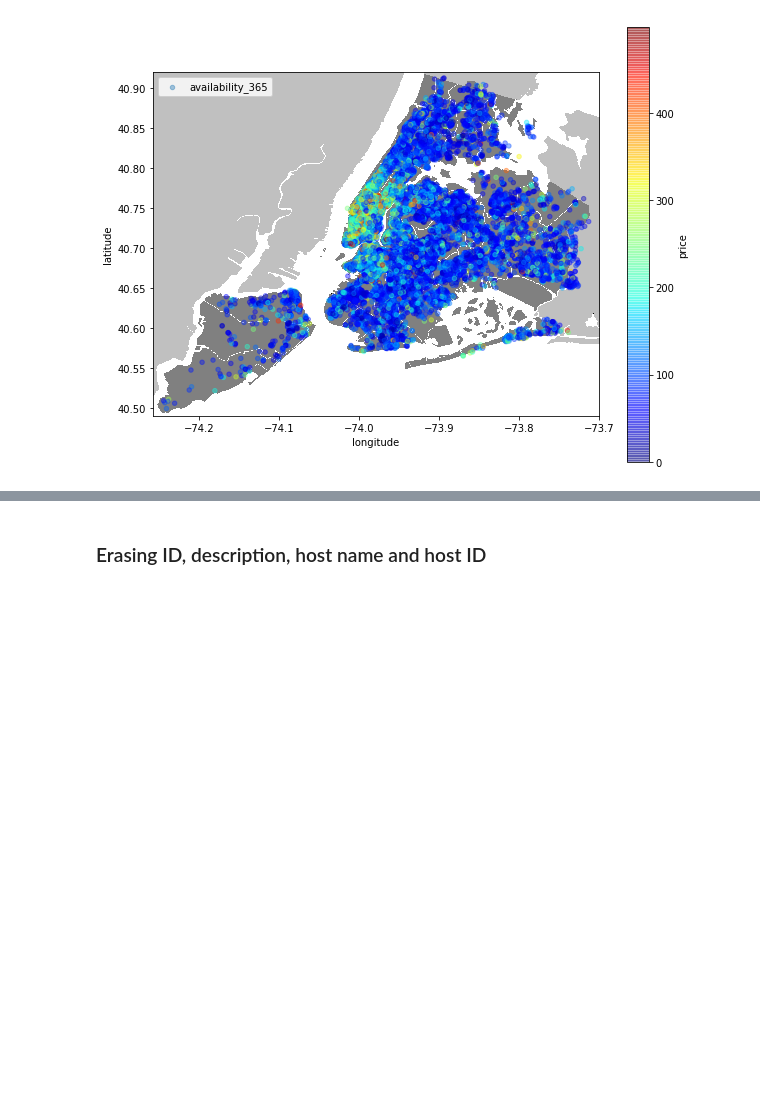
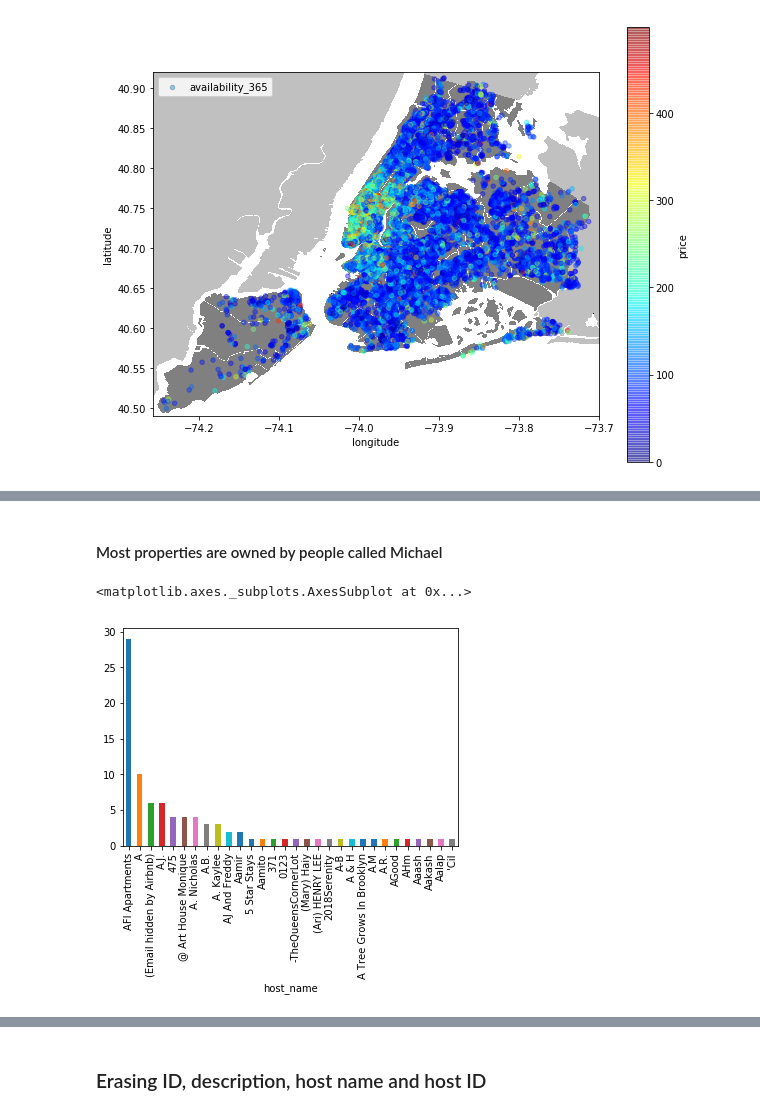
Before and after one commit to leosquintero/Airbnb-data-science-project, a Jupyter notebook: AirBnb EDA.ipynb, the cells around one changed output, grey strips where cells are left out. Drawn from its saved outputs; the diff is of its cells as text; code cells hidden in the pictures; blank space fills up the shorter version.

```diff
--- a/AirBnb EDA.ipynb
+++ b/AirBnb EDA.ipynb
@@ -341,0 +383,7 @@ ModuleNotFoundError: No module named 'folium'
+# %% [markdown]
+#### Most properties are owned by people called Michael
+# %%
+bnb.groupby("host_name")["host_name"].count().head(30).sort_values(ascending = False).plot.bar()
+# %% [output]
+<matplotlib.axes._subplots.AxesSubplot at 0x...>
+[figure, added]
```
Also changed, not shown: parts of 6 cells of this notebook.
